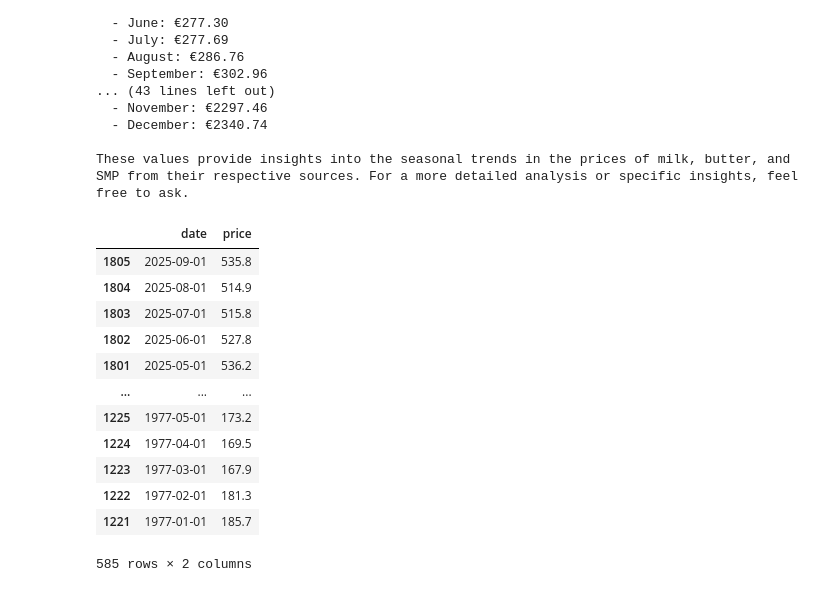
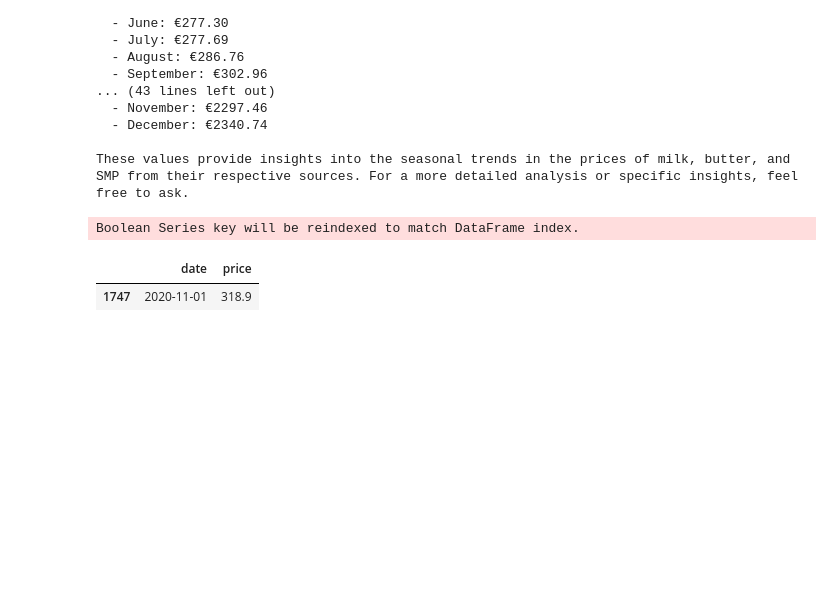
Before and after one commit to adithya-ms/langgraph_SQL_agent, a Jupyter notebook: src/eda.ipynb, the cells around one changed output. Cells and saved outputs as stored; diff of their text form; code cells hidden in the pictures; blank space fills up the shorter version.

```diff
--- a/src/eda.ipynb
+++ b/src/eda.ipynb
@@ -328,18 +328,9 @@ Bot: Based on the data retrieved from the price_food_commodities_transform table
 
 These values provide insights into the seasonal trends in the prices of milk, butter, and SMP from their respective sources. For a more detailed analysis or specific insights, feel free to ask.
 # %%
-df[df['ts_name'] == 'milk - belgium'][['date', 'price']].sort_values('date', ascending=False)
+#lowest milk price from belgium in last 5 years
+df[df['ts_name'] == 'milk - belgium'][df['date'] >= pd.to_datetime('2020-10-29')][['date', 'price']].sort_values('price').head(1)
 # %% [output]
+Boolean Series key will be reindexed to match DataFrame index.
 |  | date | price |
-| 1805 | 2025-09-01 | 535.8 |
-| 1804 | 2025-08-01 | 514.9 |
-| 1803 | 2025-07-01 | 515.8 |
-| 1802 | 2025-06-01 | 527.8 |
-| 1801 | 2025-05-01 | 536.2 |
-| ... | ... | ... |
-| 1225 | 1977-05-01 | 173.2 |
-| 1224 | 1977-04-01 | 169.5 |
-| 1223 | 1977-03-01 | 167.9 |
-| 1222 | 1977-02-01 | 181.3 |
-| 1221 | 1977-01-01 | 185.7 |
+| 1747 | 2020-11-01 | 318.9 |
-585 rows × 2 columns
```
Also changed, not shown: parts of 5 cells of this notebook, 10 other files.
